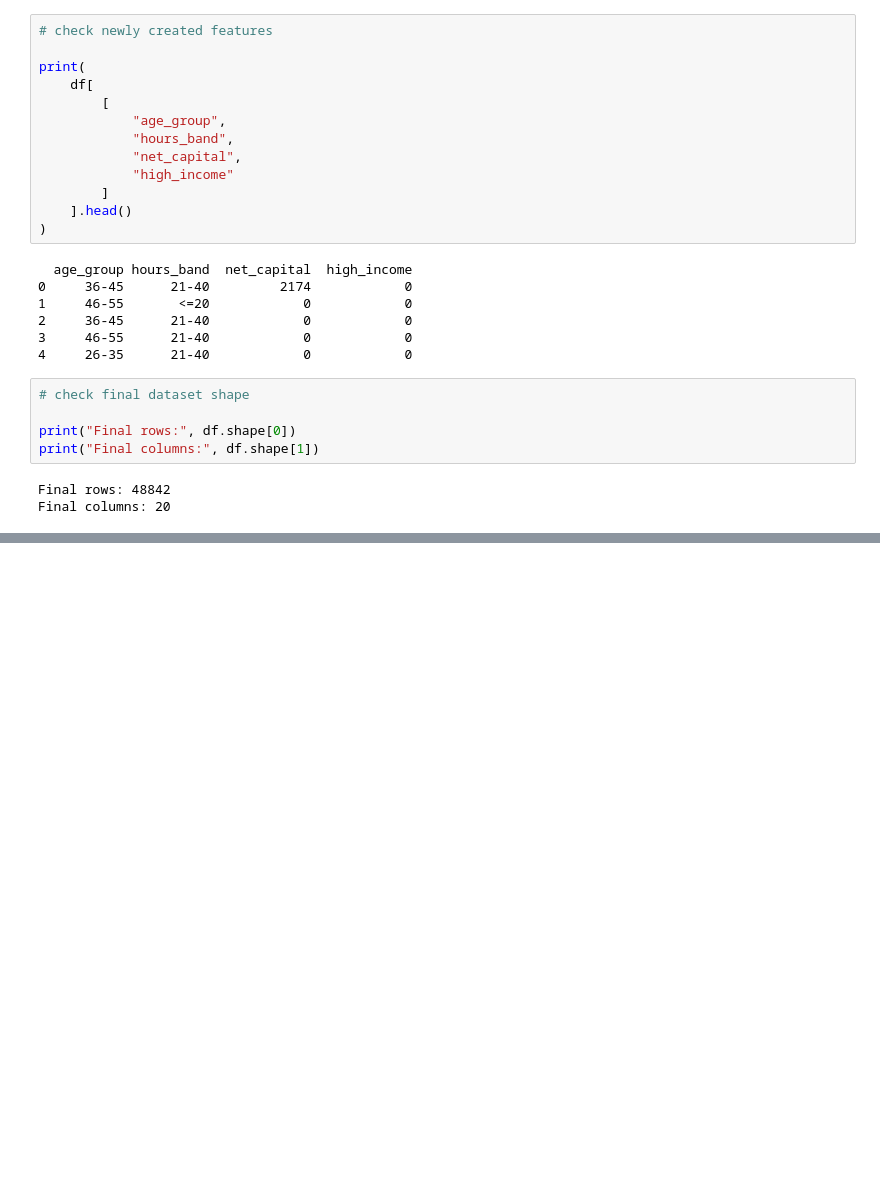
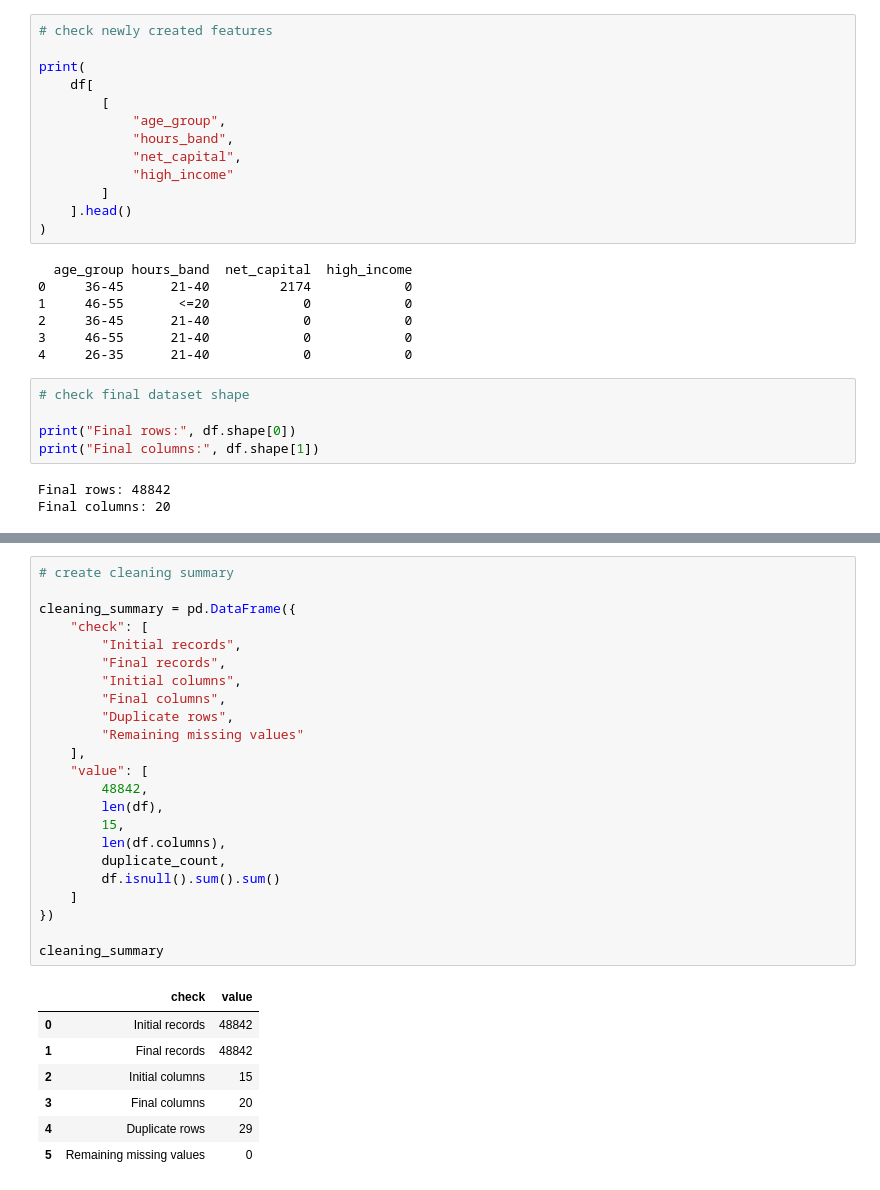
Before and after one commit to greeshavaishnavi09/Adult_Income, a Jupyter notebook: src/Data Cleaning.ipynb, the cells around one changed output, grey strips where cells are left out. Cells and saved outputs as stored; diff of their text form; blank space fills up the shorter version.

```diff
--- a/src/Data Cleaning.ipynb
+++ b/src/Data Cleaning.ipynb
@@ -771,0 +839,31 @@ Final columns: 20
+# %%
+# create cleaning summary
+
+cleaning_summary = pd.DataFrame({
+    "check": [
+        "Initial records",
+        "Final records",
+        "Initial columns",
+        "Final columns",
+        "Duplicate rows",
+        "Remaining missing values"
+    ],
+    "value": [
+        48842,
+        len(df),
+        15,
+        len(df.columns),
+        duplicate_count,
+        df.isnull().sum().sum()
+    ]
+})
+
+cleaning_summary
+# %% [output]
+|  | check | value |
+| 0 | Initial records | 48842 |
+| 1 | Final records | 48842 |
+| 2 | Initial columns | 15 |
+| 3 | Final columns | 20 |
+| 4 | Duplicate rows | 29 |
+| 5 | Remaining missing values | 0 |
```
Also changed, not shown: parts of 9 cells of this notebook, 2 other files.
